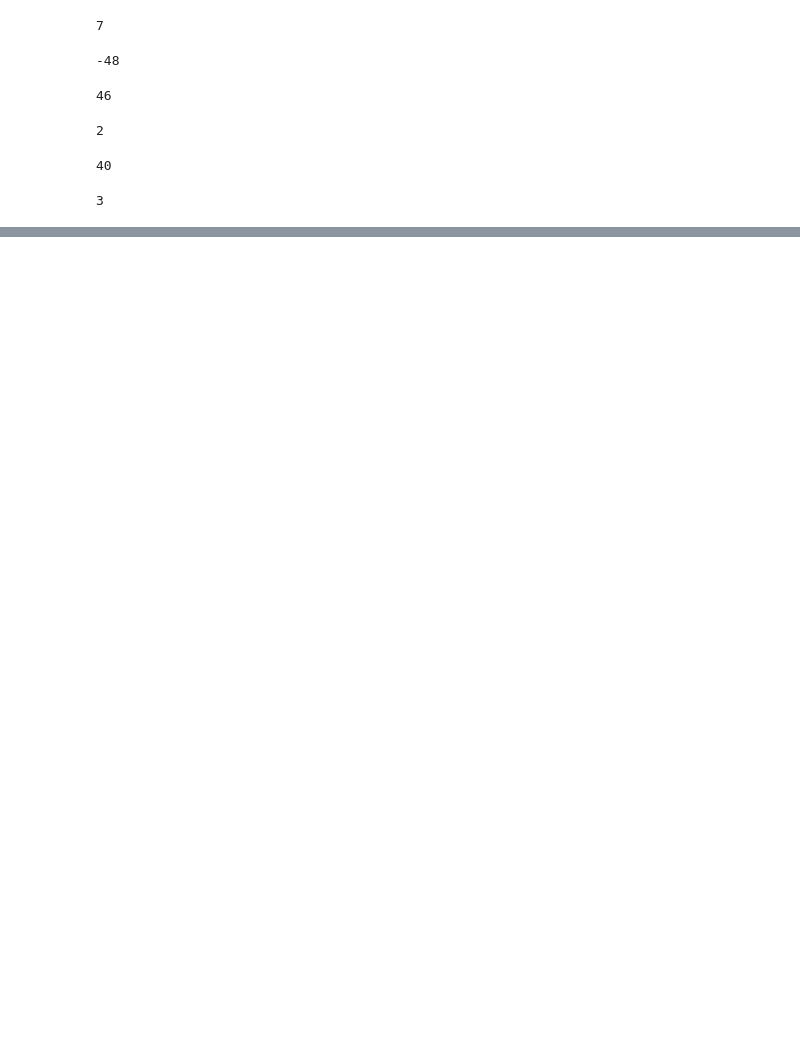
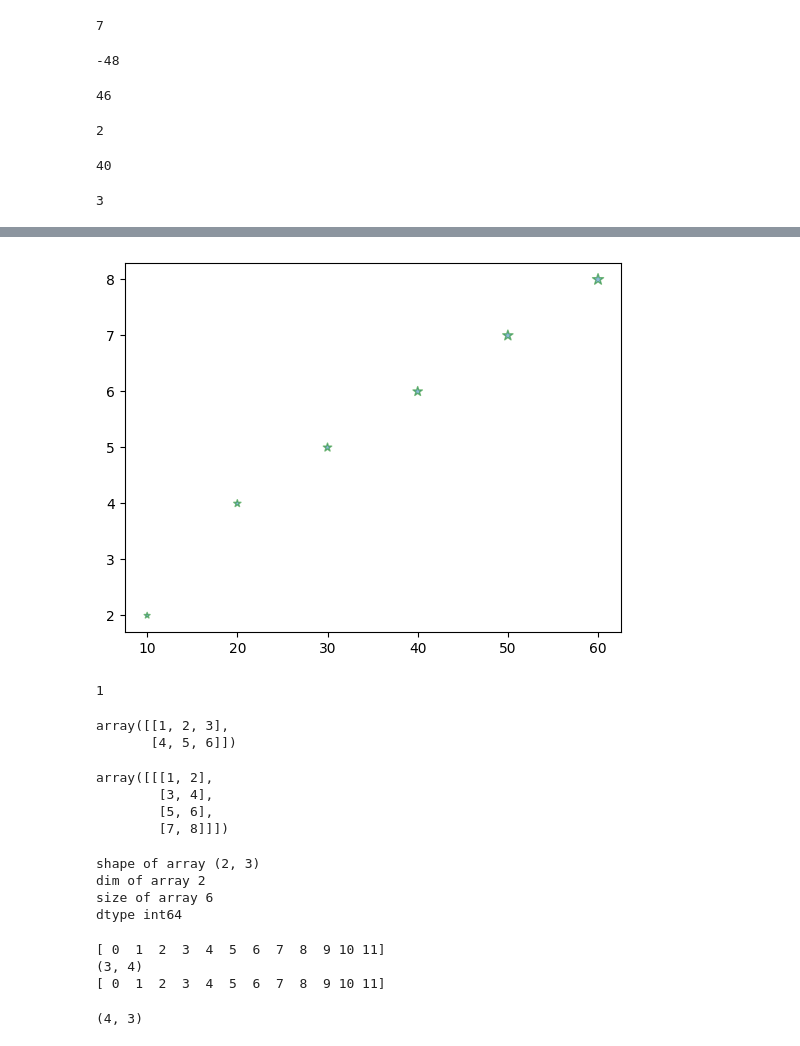
Before and after one commit to vishalshrma6168/ml2, a Jupyter notebook: Untitled.ipynb, the cells around one changed output, grey strips where cells are left out. Saved outputs shown, nothing was run; the diff lists cells and outputs as text; code cells hidden in the pictures; blank space fills up the shorter version.

```diff
--- a/Untitled.ipynb
+++ b/Untitled.ipynb
@@ -960,0 +1111,68 @@ a
+# %%
+a=[10,20,30,40,50,60]
+b=[2,4,5,6,7,8]
+size=[20,30,40,50,60,70]
+plt.scatter(a,b,s=size,alpha=0.5,marker="*",edgecolors="g")
+plt.show()
+# %% [output]
+[figure, added]
+# %%
+import numpy as np
+
+vector=np.array([1,2,3,4])
+vector.ndim
+# %% [output]
+1
+# %%
+matrix=np.array([
+    [1,2,3],
+    [4,5,6]
+])
+matrix
+# %% [output]
+array([[1, 2, 3],
+       [4, 5, 6]])
+# %%
+ten=np.array([[
+    [1,2],
+    [3,4],
+    [5,6],
+    [7,8]
+]])
+ten
+# %% [output]
+array([[[1, 2],
+        [3, 4],
+        [5, 6],
+        [7, 8]]])
+# %%
+# arr properties
+array=np.array([[1,2,3],[4,5,6]])
+print("shape of array",array.shape)
+print("dim of array",array.ndim)
+print("size of array",array.size)
+print("dtype",array.dtype)
+# %% [output]
+shape of array (2, 3)
+dim of array 2
+size of array 6
+dtype int64
+# %%
+arr=np.arange(12)
+print(arr)
+
+reshaped=arr.reshape((3,4))
+print(reshaped.shape)
+
+r=reshaped.flatten()
+print(r)
+
+v=reshaped.ravel()
+v
+t=reshaped.T
+t.shape
+# %% [output]
+[ 0  1  2  3  4  5  6  7  8  9 10 11]
+(3, 4)
+[ 0  1  2  3  4  5  6  7  8  9 10 11]
+(4, 3)
```
Also changed, not shown: parts of 27 cells of this notebook, 3 other files.
